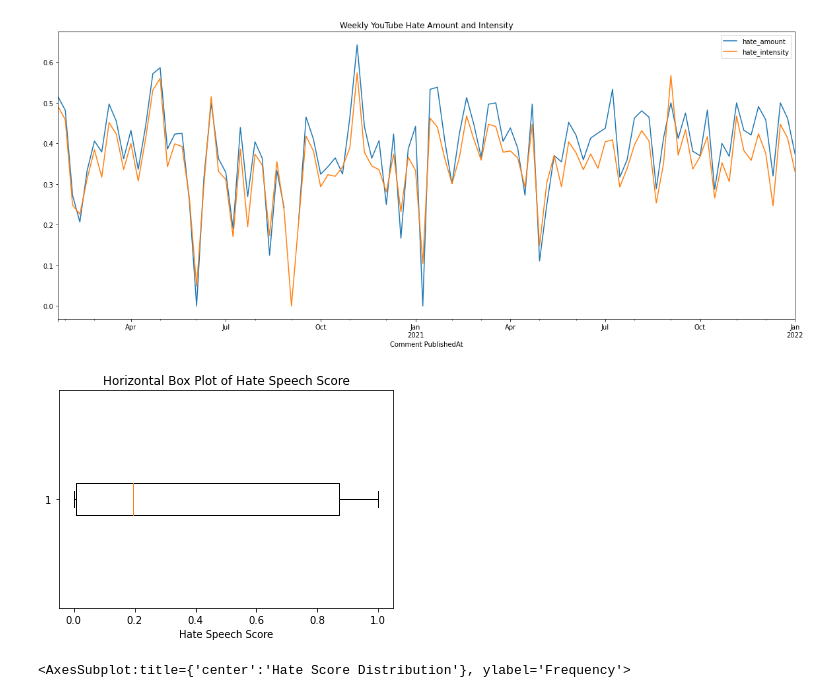
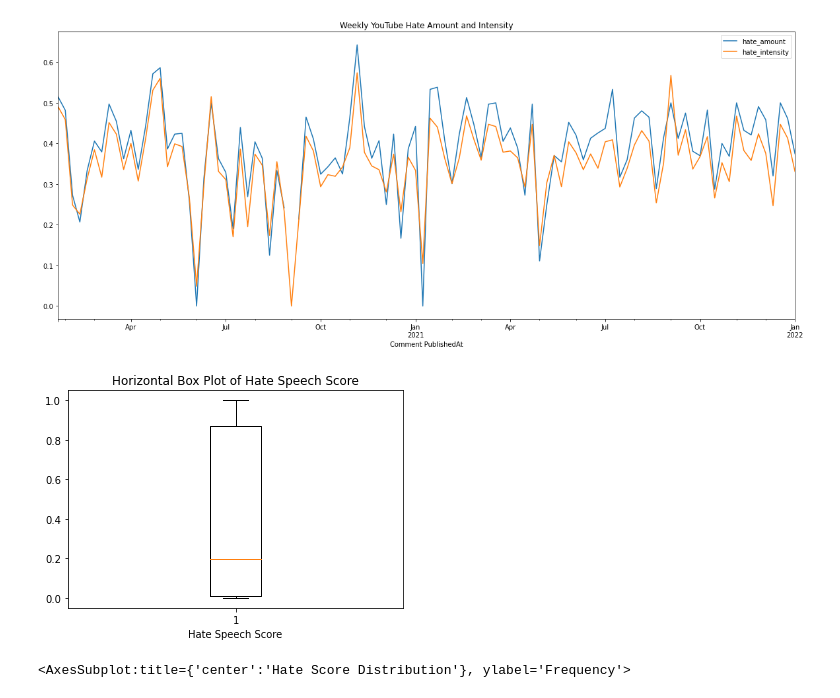
Before and after one commit to yuzhouw313/thesis_clean, a Jupyter notebook: Analysis/content_analysis.ipynb, the cells around one changed output. Cells and saved outputs as stored; diff of their text form; code cells hidden in the pictures.

```diff
--- a/Analysis/content_analysis.ipynb
+++ b/Analysis/content_analysis.ipynb
@@ -69,13 +69,13 @@ plot = weekly_hate_df.plot(figsize=(20, 8), title="Weekly YouTube Hate Amount an
 # %% [output]
 [figure]
 # %%
-plt.boxplot(china_df['Hate Speech Score'], vert=False)
+plt.boxplot(china_df['Hate Speech Score'], vert=True)
 plt.title('Horizontal Box Plot of Hate Speech Score')
 plt.xlabel('Hate Speech Score')
 
 plt.show()
 # %% [output]
-[figure, old version]
+[figure, new version]
 # %%
 china_df['Hate Speech Score'].plot(kind='hist', edgecolor='black', title='Hate Score Distribution')
 # %% [output]
```
Also changed, not shown: parts of 3 cells of this notebook, 1 other file.
